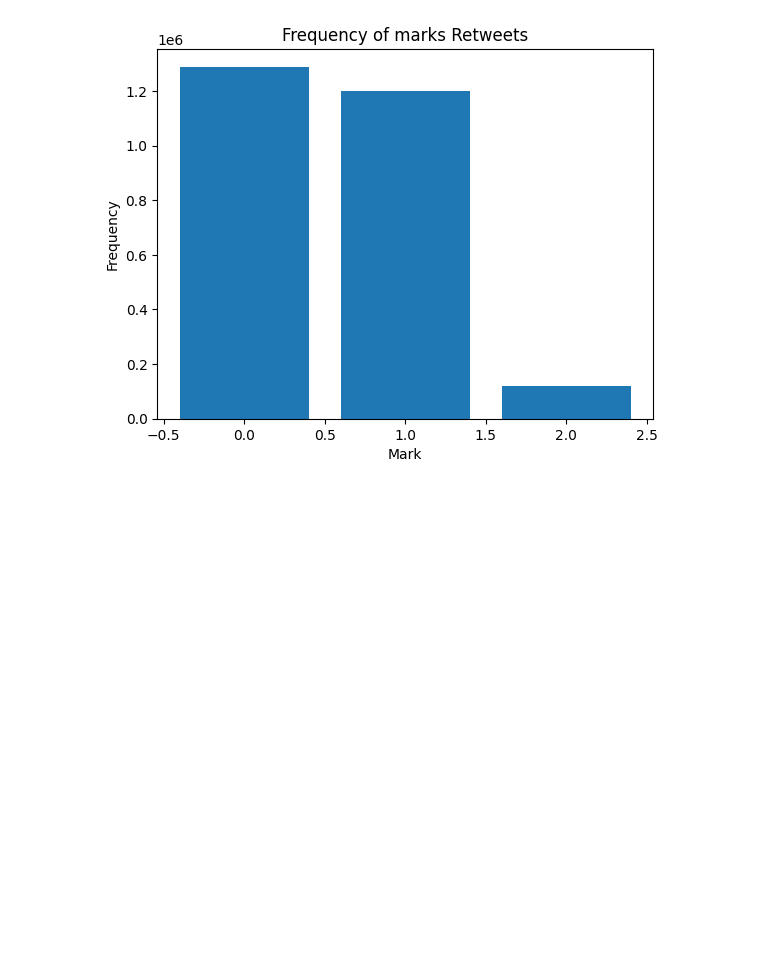
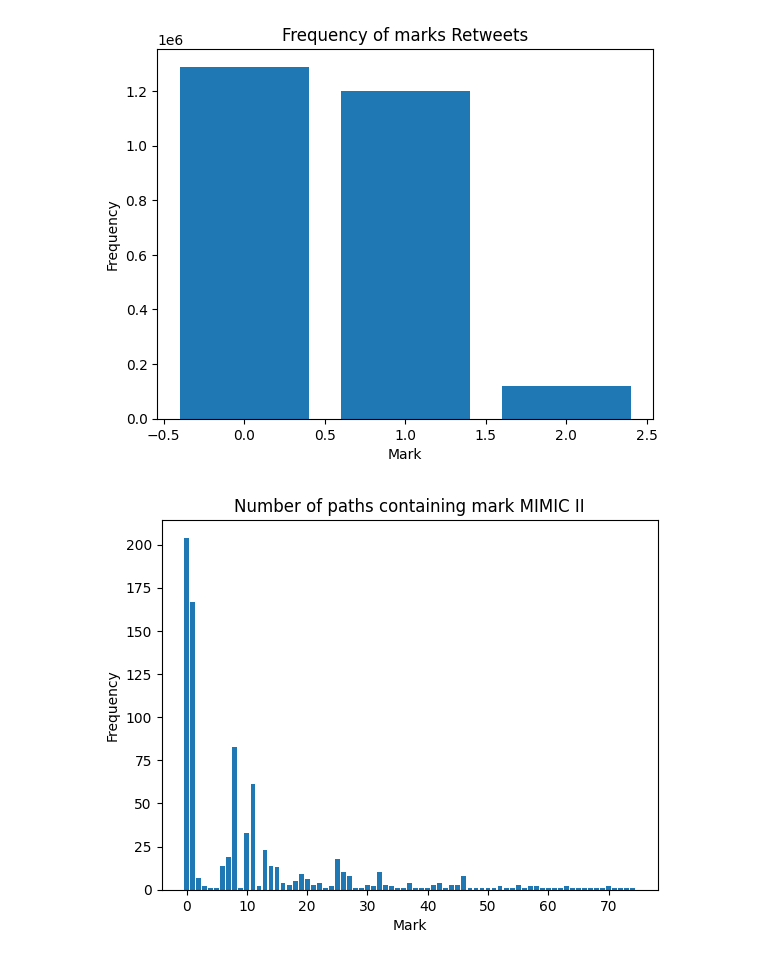
Before and after one commit to FIM4Science/OpenFIM, a Jupyter notebook: notebooks/pp/explore_eval_datasets.ipynb, the cells around one changed output. Saved outputs shown, nothing was run; the diff lists cells and outputs as text; code cells hidden in the pictures; blank space fills up the shorter version.

```diff
--- a/notebooks/pp/explore_eval_datasets.ipynb
+++ b/notebooks/pp/explore_eval_datasets.ipynb
@@ -43,6 +43,32 @@ def plot_mark_counts(data, dataset_name=""):
     plt.ylabel("Frequency")
     plt.title(f"Frequency of marks {dataset_name}")
     plt.show()
+
+def plot_num_paths_per_mark(data, dataset_name=""):
+    marks = np.unique(np.concatenate(data))
+    counts = [np.sum([mark in x for x in data]) for mark in marks]
+    plt.bar(marks, counts)
+    plt.xlabel("Mark")
+    plt.ylabel("Frequency")
+    plt.title(f"Number of paths containing mark {dataset_name}")
+    plt.show()
+
+def plot_bulk_ratio_per_mark(data, dataset_name=""):
+    marks = np.unique(np.concatenate(data))
+    bulk_ratios = []
+    for mark in marks:
+        points_with_mark = 0
+        total_points = 0
+        for x in data:
+            if mark in x:
+                points_with_mark += np.count_nonzero(x == mark)
+                total_points += len(x)
+        bulk_ratios.append((total_points-points_with_mark) / total_points)
+    plt.bar(marks, bulk_ratios)
+    plt.xlabel("Mark")
+    plt.ylabel("Bulk ratio")
+    plt.title(f"Bulk ratio of mark {dataset_name}")
+    plt.show()
 # %%
 plot_sequence_length_histogram(mimic["timestamps"], "MIMIC-II")
 # %% [output]
@@ -75,3 +101,7 @@ plot_sequence_length_histogram(retweet["timestamps"], "Retweets")
 plot_mark_counts(retweet["types"], "Retweets")
 # %% [output]
 [figure]
+# %%
+plot_num_paths_per_mark(mimic["types"], "MIMIC II")
+# %% [output]
+[figure, added]
```
Also changed, not shown: parts of 14 cells of this notebook.
